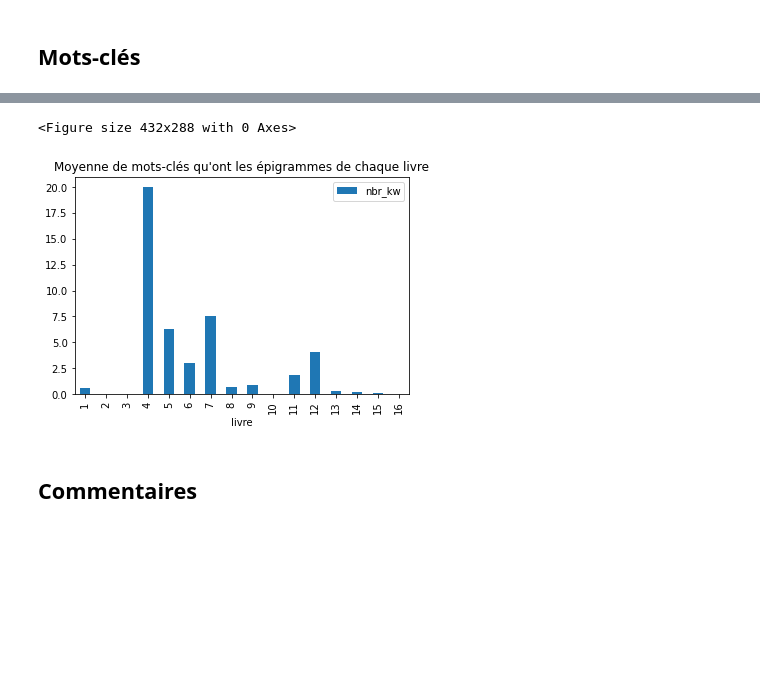
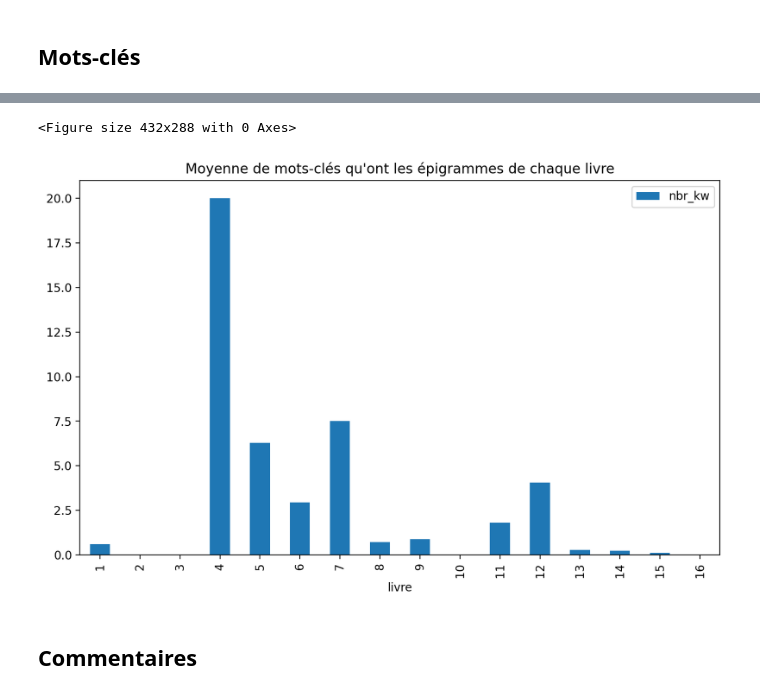
Before and after one commit to MathildeVrst/AG-Viz, a Jupyter notebook: _build/jupyter_execute/etat_plateforme.ipynb, the cells around one changed output, grey strips where cells are left out. Drawn from its saved outputs; the diff is of its cells as text; code cells hidden in the pictures; blank space fills up the shorter version.

```diff
--- a/_build/jupyter_execute/etat_plateforme.ipynb
+++ b/_build/jupyter_execute/etat_plateforme.ipynb
@@ -176,19 +196,23 @@ plt.show()
 # %%
 # Calculer la moyenne des valeurs par groupe 'livre'
 mean_values = df[['livre', 'nbr_kw']].groupby('livre').mean()
 
 # Réorganiser les données selon l'ordre souhaité (de 1 à 16)
 mean_values_ordered = mean_values.reindex(range(1, 17))
 
 # Tracer le bar plot ordonné
 plt.figure()
 mean_values_ordered.plot(kind='bar')
 plt.title("Moyenne de mots-clés qu'ont les épigrammes de chaque livre")
 
+fig = plt.gcf()
+fig.set_size_inches(10,6)
+fig.set_dpi(200)
+
 plt.show()
 # %% [output]
 <Figure size 432x288 with 0 Axes>
-[figure, old version]
+[figure, new version]
 # %% [markdown]
 ## Commentaires
 # %%
```
Also changed, not shown: parts of 10 cells of this notebook, 49 other files.
